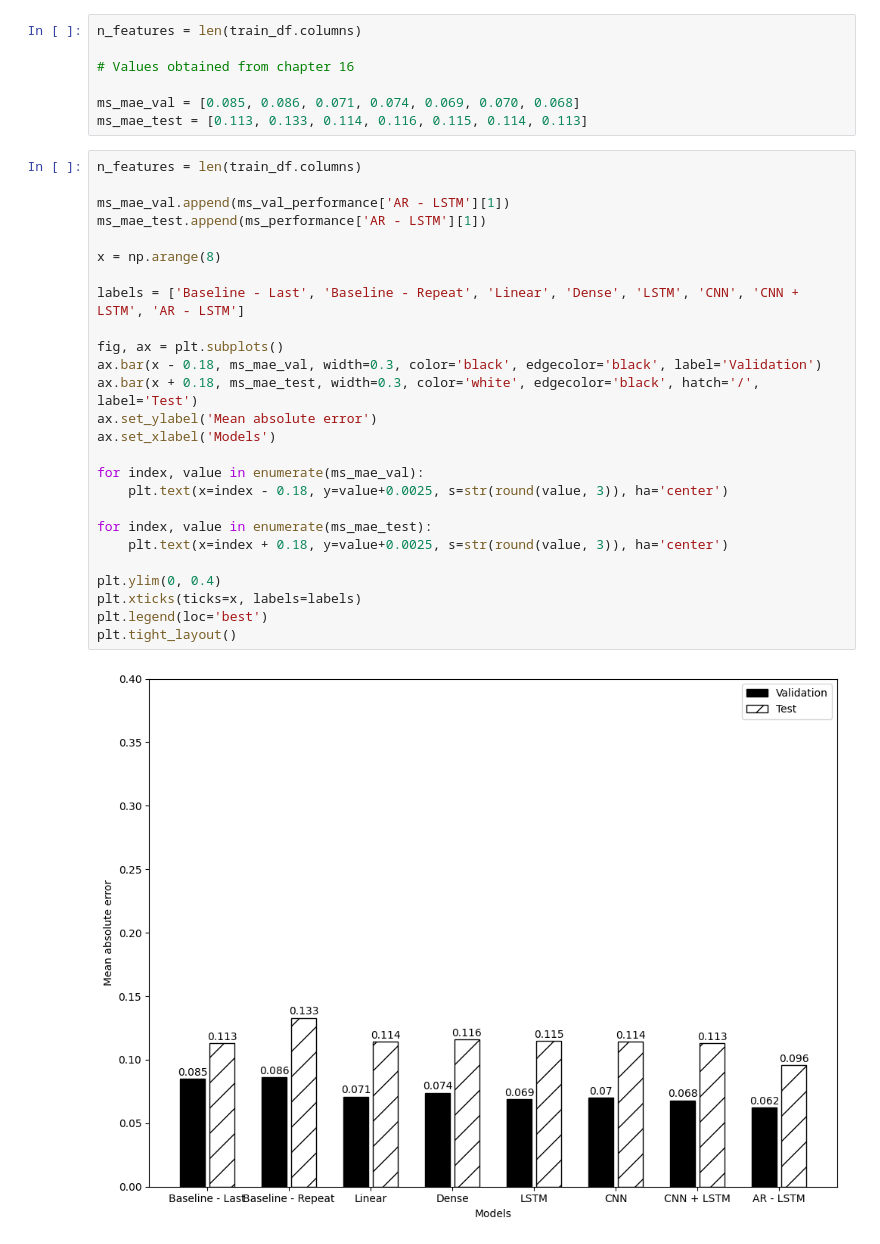
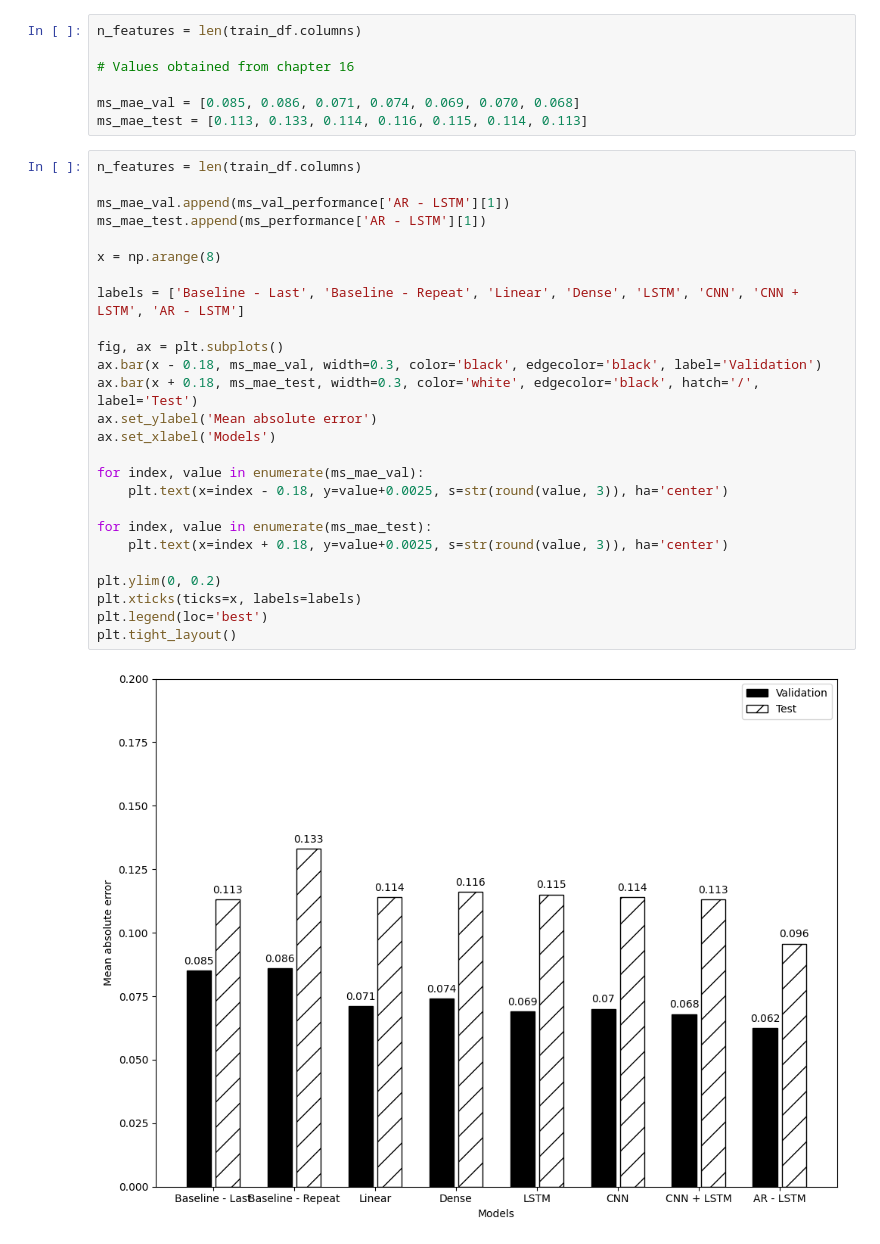
Before and after one commit to oksjjj/skada, a Jupyter notebook: book/CH17/CH17_exercises_solution.ipynb, the cells around one changed output. Cells and saved outputs as stored; diff of their text form.

```diff
--- a/book/CH17/CH17_exercises_solution.ipynb
+++ b/book/CH17/CH17_exercises_solution.ipynb
@@ -627,28 +625,28 @@ ms_mae_test = [0.113, 0.133, 0.114, 0.116, 0.115, 0.114, 0.113]
 # %%
 n_features = len(train_df.columns)
 
 ms_mae_val.append(ms_val_performance['AR - LSTM'][1])
 ms_mae_test.append(ms_performance['AR - LSTM'][1])
 
 x = np.arange(8)
 
 labels = ['Baseline - Last', 'Baseline - Repeat', 'Linear', 'Dense', 'LSTM', 'CNN', 'CNN + LSTM', 'AR - LSTM']
 
 fig, ax = plt.subplots()
 ax.bar(x - 0.18, ms_mae_val, width=0.3, color='black', edgecolor='black', label='Validation')
 ax.bar(x + 0.18, ms_mae_test, width=0.3, color='white', edgecolor='black', hatch='/', label='Test')
 ax.set_ylabel('Mean absolute error')
 ax.set_xlabel('Models')
 
 for index, value in enumerate(ms_mae_val):
     plt.text(x=index - 0.18, y=value+0.0025, s=str(round(value, 3)), ha='center')
 
 for index, value in enumerate(ms_mae_test):
     plt.text(x=index + 0.18, y=value+0.0025, s=str(round(value, 3)), ha='center')
 
-plt.ylim(0, 0.4)
+plt.ylim(0, 0.2)
 plt.xticks(ticks=x, labels=labels)
 plt.legend(loc='best')
 plt.tight_layout()
 # %% [output]
-[figure, old version]
+[figure, new version]
```
Also changed, not shown: parts of 3 cells of this notebook, 35 other files.
